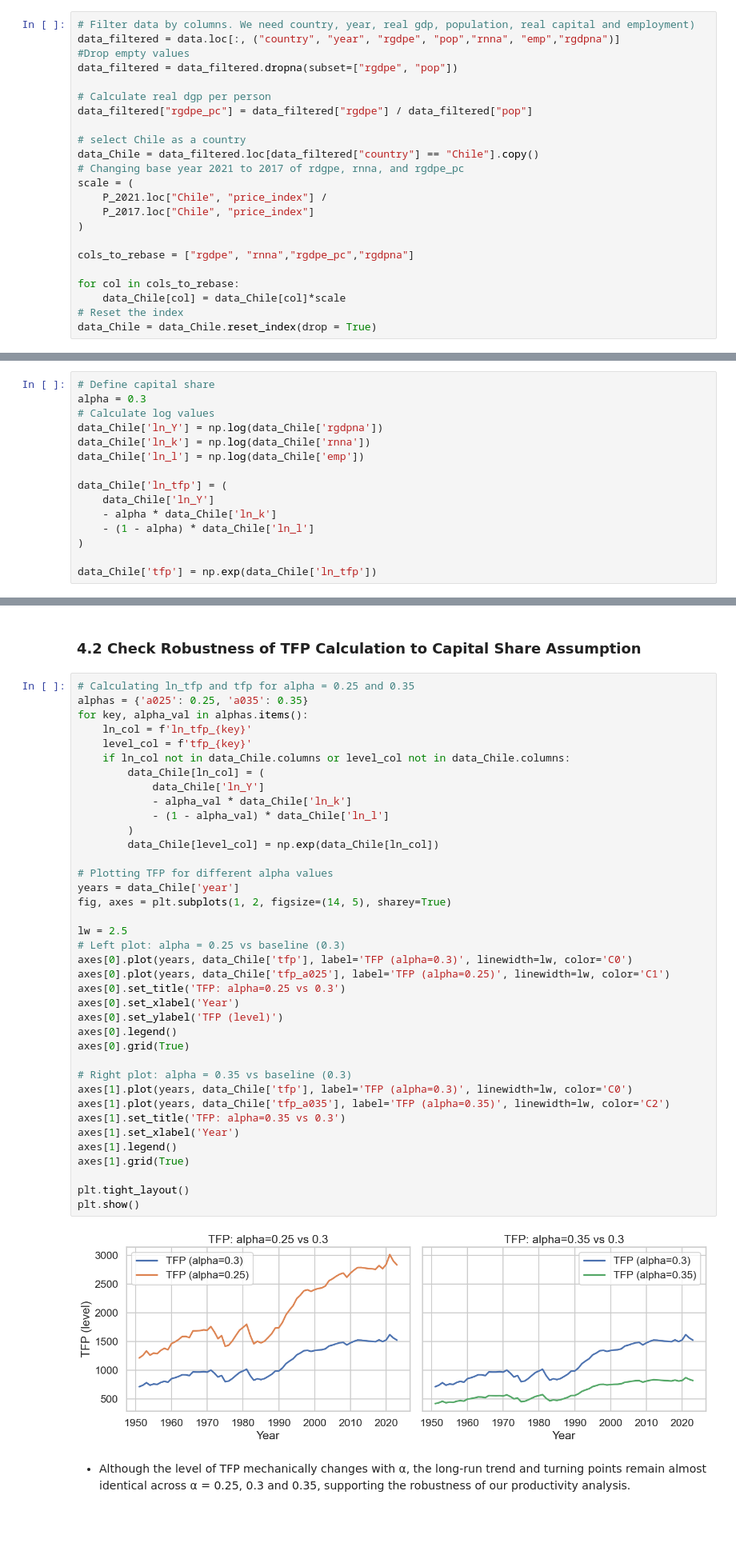
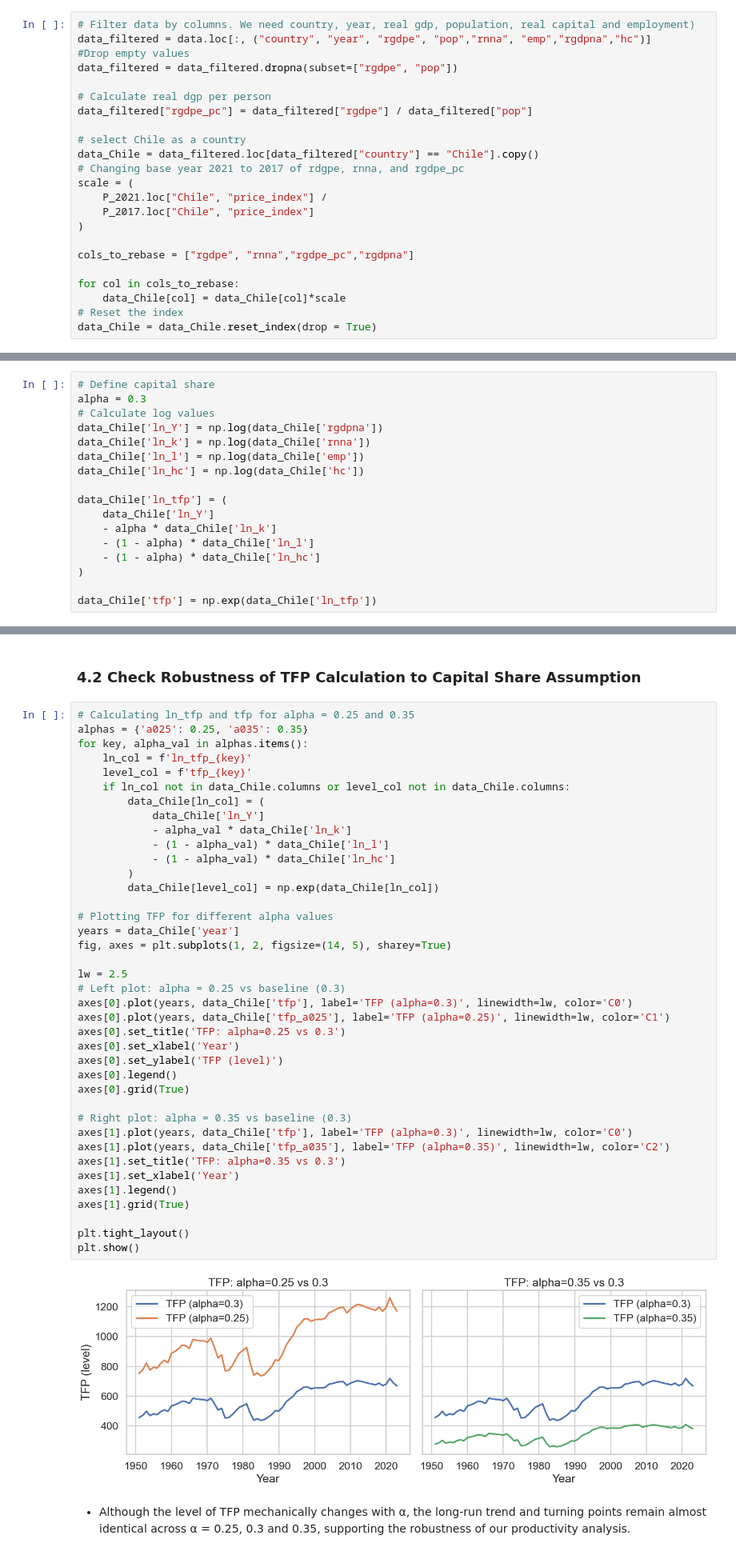
Before and after one commit to IcarusBai/EC2B1_Coursework, a Jupyter notebook: EC2B1_Coursework_Program.ipynb, the cells around one changed output, grey strips where cells are left out. Shown at 80% size. Cells and saved outputs as stored; diff of their text form; blank space fills up the shorter version.

```diff
--- a/EC2B1_Coursework_Program.ipynb
+++ b/EC2B1_Coursework_Program.ipynb
@@ -38,7 +38,7 @@ P_2021 = (
 #### 2.2.2 Filter Data and Change the Base Year from 2021 to 2017
 # %%
 # Filter data by columns. We need country, year, real gdp, population, real capital and employment)
-data_filtered = data.loc[:, ("country", "year", "rgdpe", "pop","rnna", "emp","rgdpna")]
+data_filtered = data.loc[:, ("country", "year", "rgdpe", "pop","rnna", "emp","rgdpna","hc")]
 #Drop empty values
 data_filtered = data_filtered.dropna(subset=["rgdpe", "pop"])
 
@@ -237,11 +239,13 @@ alpha = 0.3
 data_Chile['ln_Y'] = np.log(data_Chile['rgdpna'])
 data_Chile['ln_k'] = np.log(data_Chile['rnna'])
 data_Chile['ln_l'] = np.log(data_Chile['emp'])
+data_Chile['ln_hc'] = np.log(data_Chile['hc'])
 
 data_Chile['ln_tfp'] = (
     data_Chile['ln_Y']
     - alpha * data_Chile['ln_k']
     - (1 - alpha) * data_Chile['ln_l']
+    - (1 - alpha) * data_Chile['ln_hc']
 )
 
 data_Chile['tfp'] = np.exp(data_Chile['ln_tfp'])
@@ -279,35 +283,36 @@ for key, alpha_val in alphas.items():
             data_Chile['ln_Y']
             - alpha_val * data_Chile['ln_k']
             - (1 - alpha_val) * data_Chile['ln_l']
+            - (1 - alpha_val) * data_Chile['ln_hc']
         )
         data_Chile[level_col] = np.exp(data_Chile[ln_col])
 
 # Plotting TFP for different alpha values
 years = data_Chile['year']
 fig, axes = plt.subplots(1, 2, figsize=(14, 5), sharey=True)
 
 lw = 2.5
 # Left plot: alpha = 0.25 vs baseline (0.3)
 axes[0].plot(years, data_Chile['tfp'], label='TFP (alpha=0.3)', linewidth=lw, color='C0')
 axes[0].plot(years, data_Chile['tfp_a025'], label='TFP (alpha=0.25)', linewidth=lw, color='C1')
 axes[0].set_title('TFP: alpha=0.25 vs 0.3')
 axes[0].set_xlabel('Year')
 axes[0].set_ylabel('TFP (level)')
 axes[0].legend()
 axes[0].grid(True)
 
 # Right plot: alpha = 0.35 vs baseline (0.3)
 axes[1].plot(years, data_Chile['tfp'], label='TFP (alpha=0.3)', linewidth=lw, color='C0')
 axes[1].plot(years, data_Chile['tfp_a035'], label='TFP (alpha=0.35)', linewidth=lw, color='C2')
 axes[1].set_title('TFP: alpha=0.35 vs 0.3')
 axes[1].set_xlabel('Year')
 axes[1].legend()
 axes[1].grid(True)
 
 plt.tight_layout()
 plt.show()
 # %% [output]
-[figure, old version]
+[figure, new version]
 # %% [markdown]
 - Although the level of TFP mechanically changes with α, the long-run trend and turning points remain almost identical across α = 0.25, 0.3 and 0.35, supporting the robustness of our productivity analysis.
 # %% [markdown]
```
Also changed, not shown: parts of 6 cells of this notebook.
